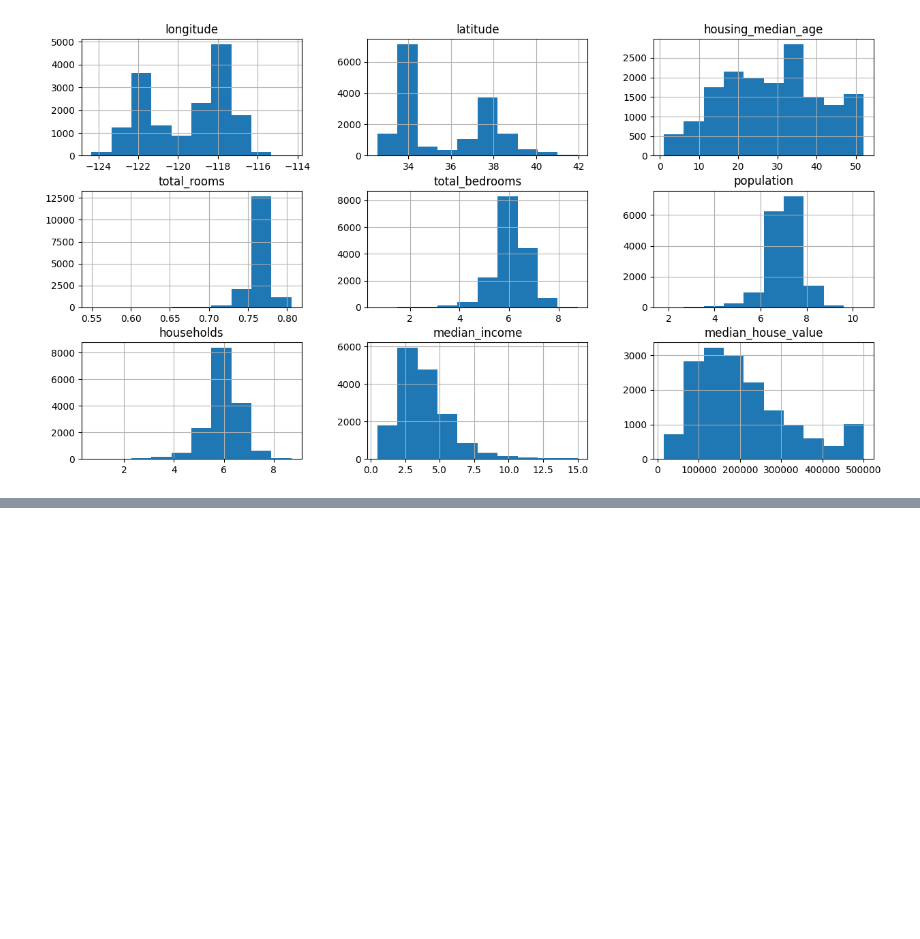
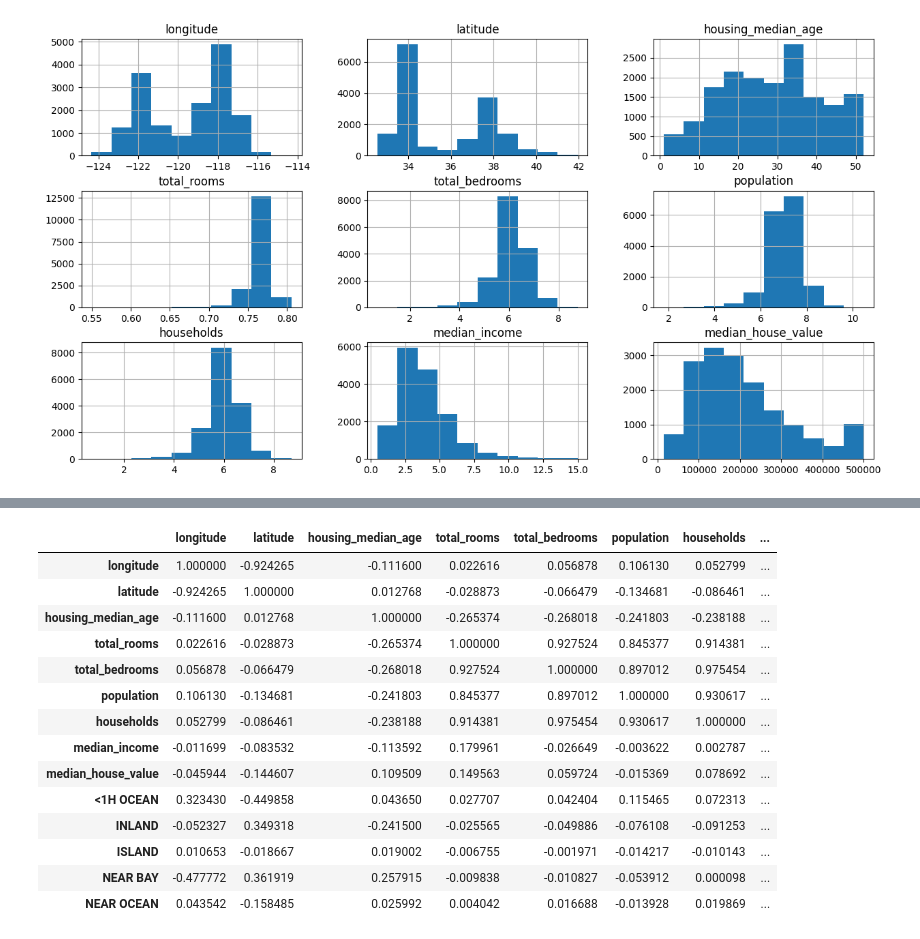
Before and after one commit to KomatiBhavaniSankar/Housing-Prices-Prediction, a Jupyter notebook: HousePricePrediction.ipynb, the cells around one changed output, grey strips where cells are left out. Cells and saved outputs as stored; diff of their text form; code cells hidden in the pictures; blank space fills up the shorter version.

```diff
--- a/HousePricePrediction.ipynb
+++ b/HousePricePrediction.ipynb
@@ -167,0 +176,18 @@ Name: count, dtype: int64
+# %%
+train_data.corr()
+# %% [output]
+|  | longitude | latitude | housing_median_age | total_rooms | total_bedrooms | population | households | ... |
+| longitude | 1.000000 | -0.924265 | -0.111600 | 0.022616 | 0.056878 | 0.106130 | 0.052799 | ... |
+| latitude | -0.924265 | 1.000000 | 0.012768 | -0.028873 | -0.066479 | -0.134681 | -0.086461 | ... |
+| housing_median_age | -0.111600 | 0.012768 | 1.000000 | -0.265374 | -0.268018 | -0.241803 | -0.238188 | ... |
+| total_rooms | 0.022616 | -0.028873 | -0.265374 | 1.000000 | 0.927524 | 0.845377 | 0.914381 | ... |
+| total_bedrooms | 0.056878 | -0.066479 | -0.268018 | 0.927524 | 1.000000 | 0.897012 | 0.975454 | ... |
+| population | 0.106130 | -0.134681 | -0.241803 | 0.845377 | 0.897012 | 1.000000 | 0.930617 | ... |
+| households | 0.052799 | -0.086461 | -0.238188 | 0.914381 | 0.975454 | 0.930617 | 1.000000 | ... |
+| median_income | -0.011699 | -0.083532 | -0.113592 | 0.179961 | -0.026649 | -0.003622 | 0.002787 | ... |
+| median_house_value | -0.045944 | -0.144607 | 0.109509 | 0.149563 | 0.059724 | -0.015369 | 0.078692 | ... |
+| <1H OCEAN | 0.323430 | -0.449858 | 0.043650 | 0.027707 | 0.042404 | 0.115465 | 0.072313 | ... |
+| INLAND | -0.052327 | 0.349318 | -0.241500 | -0.025565 | -0.049886 | -0.076108 | -0.091253 | ... |
+| ISLAND | 0.010653 | -0.018667 | 0.019002 | -0.006755 | -0.001971 | -0.014217 | -0.010143 | ... |
+| NEAR BAY | -0.477772 | 0.361919 | 0.257915 | -0.009838 | -0.010827 | -0.053912 | 0.000098 | ... |
+| NEAR OCEAN | 0.043542 | -0.158485 | 0.025992 | 0.004042 | 0.016688 | -0.013928 | 0.019869 | ... |
```
Also changed, not shown: parts of 4 cells of this notebook.
